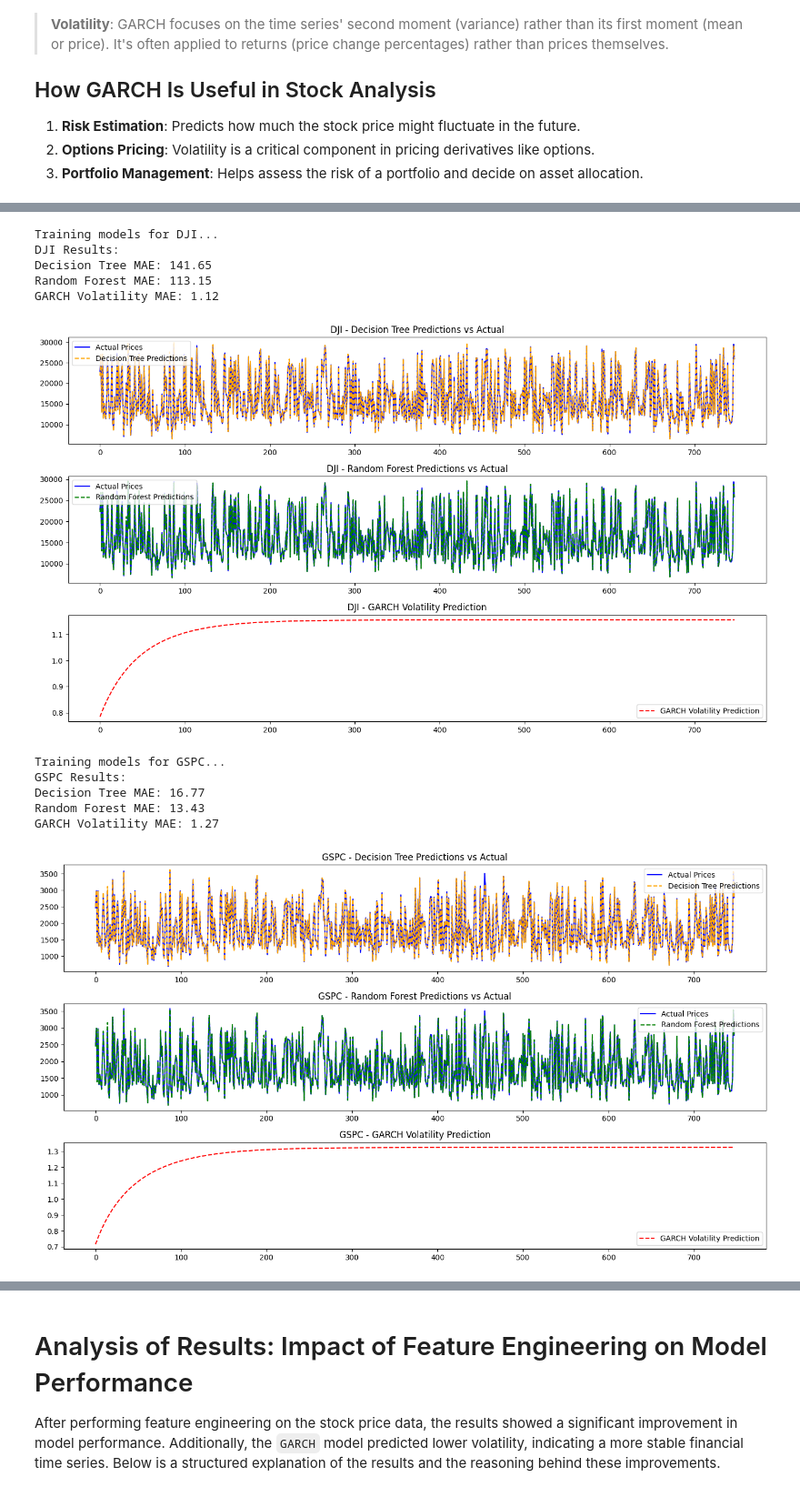
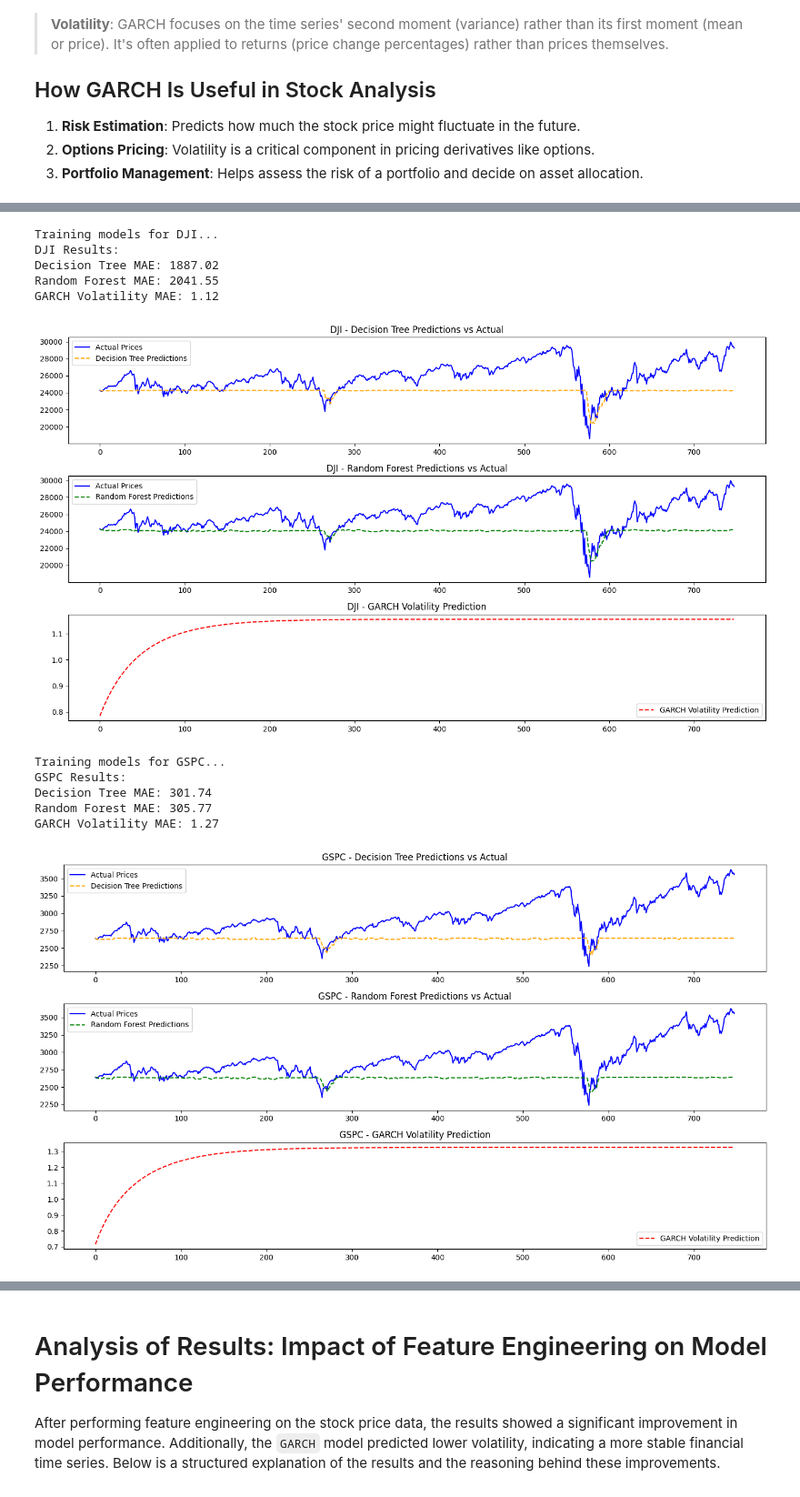
Before and after one commit to zombie-programmer-code/DA322_analysis_of_deep_learning_models_on_stock_prediction, a Jupyter notebook: notebooks/stock-prediction-dt-and-rft.ipynb, the cells around one changed output, grey strips where cells are left out. Shown at 91% size. Cells and saved outputs as stored; diff of their text form; code cells hidden in the pictures.

```diff
--- a/notebooks/stock-prediction-dt-and-rft.ipynb
+++ b/notebooks/stock-prediction-dt-and-rft.ipynb
@@ -837,7 +837,7 @@ def train_and_evaluate(stock_data, stock_name):
     y = stock_data[target]
 
     # Train-test split
-    X_train, X_test, y_train, y_test = train_test_split(X, y, test_size=0.2, random_state=42)
+    X_train, X_test, y_train, y_test = train_test_split(X, y, test_size=0.2, shuffle = False)
 
     # Decision Tree
     dt = DecisionTreeRegressor()
@@ -897,41 +897,41 @@ def train_and_evaluate(stock_data, stock_name):
     plt.title(f"{stock_name} - GARCH Volatility Prediction")
     plt.legend()
 
     plt.tight_layout()
     plt.show()
 
 # Main pipeline for multiple stocks
 if __name__ == "__main__":
     # Example stock files (replace with your data sources)
     stock_files = {
         "DJI": "/kaggle/input/top-tech-companies-stock-price/Indices/DJI.csv",
         "GSPC": "/kaggle/input/top-tech-companies-stock-price/Indices/GSPC.csv",
         "IXIC": "/kaggle/input/top-tech-companies-stock-price/Indices/IXIC.csv",
         "W5000": "/kaggle/input/top-tech-companies-stock-price/Indices/W5000.csv",
         "XLK": "/kaggle/input/top-tech-companies-stock-price/Indices/XLK.csv"
     }
 
     for stock_name, file_path in stock_files.items():
         # Load stock data
         stock_df = pd.read_csv(file_path, parse_dates=['Date'], index_col='Date')
 
         # Prepare features
         stock_df = prepare_stock_data(stock_df)
 
         # Train models and evaluate
         train_and_evaluate(stock_df, stock_name)
 # %% [output]
 Training models for DJI...
 DJI Results:
-Decision Tree MAE: 141.65
-Random Forest MAE: 113.15
+Decision Tree MAE: 1887.02
+Random Forest MAE: 2041.55
 GARCH Volatility MAE: 1.12
-[figure, old version]
+[figure, new version]
 Training models for GSPC...
 GSPC Results:
-Decision Tree MAE: 16.77
-Random Forest MAE: 13.43
+Decision Tree MAE: 301.74
+Random Forest MAE: 305.77
 GARCH Volatility MAE: 1.27
-[figure, old version]
+[figure, new version]
 Training models for IXIC...
 IXIC Results:
```
Also changed, not shown: parts of 2 cells of this notebook.
